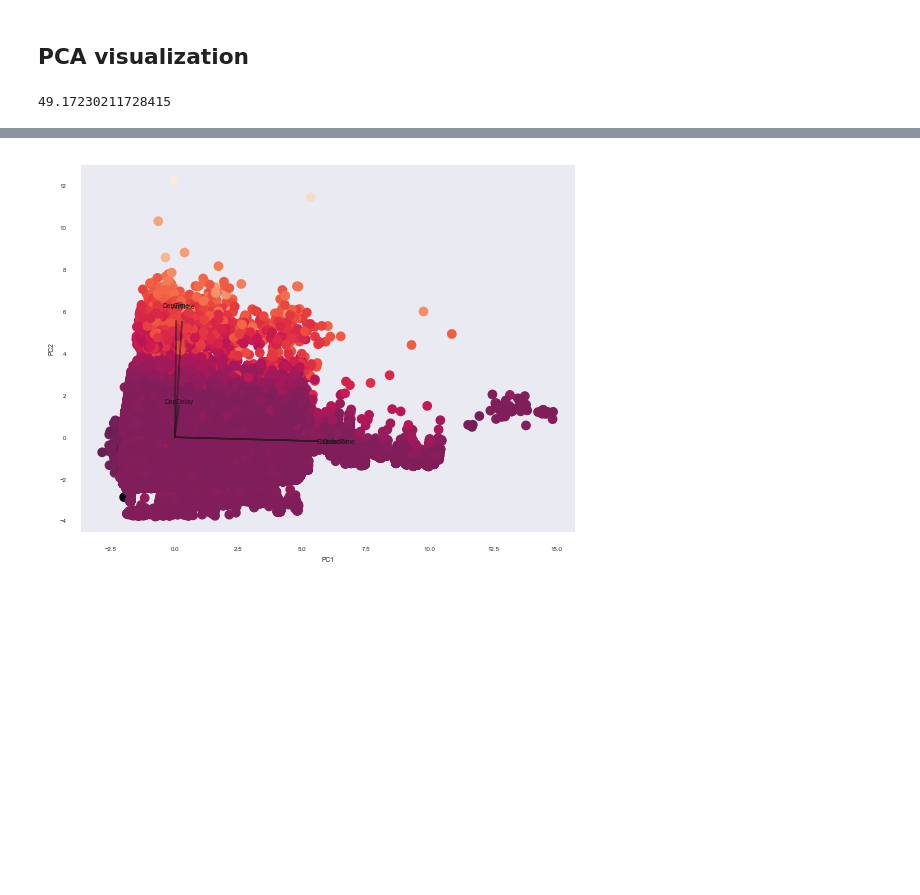
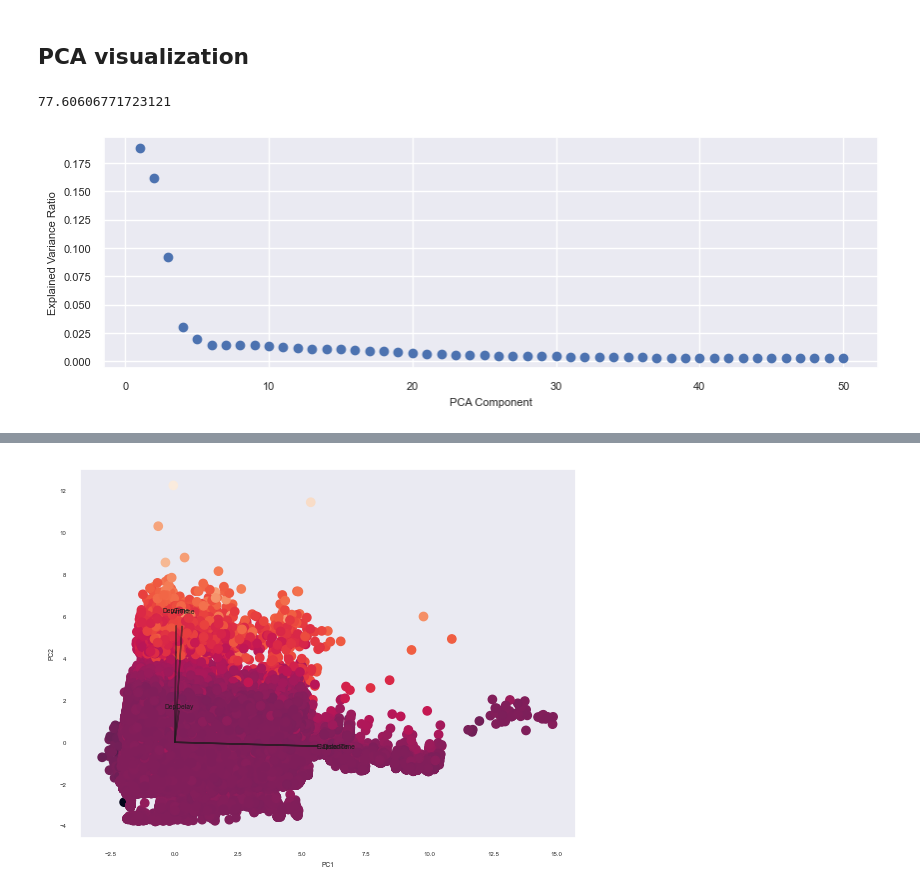
Before and after one commit to Cindyhui22/CS412_project, a Jupyter notebook: CS412_project.ipynb, the cells around one changed output, grey strips where cells are left out. Cells and saved outputs as stored; diff of their text form; code cells hidden in the pictures; blank space fills up the shorter version.

```diff
--- a/CS412_project.ipynb
+++ b/CS412_project.ipynb
@@ -288,13 +257,26 @@ df_sorted = df_col.sort_values('Dest')
 ## PCA visualization
 # %%
 from sklearn.decomposition import PCA
-# plot_train = pd.concat([X_train, y_train], axis=1)
-pca = PCA(n_components=5)
-components = pca.fit_transform(X_train)
+from sklearn import preprocessing
+# mean-center the data
+X_scaled = preprocessing.scale(X_train, with_std=False)
+pca = PCA(n_components=50) # ============================================
+components = pca.fit_transform(X_scaled)
 total_var = pca.explained_variance_ratio_.sum() * 100
-print(total_var)
+print(total_var) # variance changing plot
 # %% [output]
-49.17230211728415
+77.60606771723121
+# %%
+# plot explained variance vs. dimension number to choose number of dimensions
+fig = plt.figure(figsize=(10, 3))
+plt.rcParams['font.size'] = 8
+plt.tick_params(labelsize=8)
+plt.scatter(range(1,51),pca.explained_variance_ratio_)
+plt.xlabel('PCA Component')
+plt.ylabel('Explained Variance Ratio')
+plt.savefig("./Fig/pca_var.svg", format = 'svg')
+# %% [output]
+[figure, added]
 # %%
 fig = plt.figure(figsize=(150, 8))
 sns.set(font_scale = 0.4)
```
Also changed, not shown: parts of 9 cells of this notebook.
